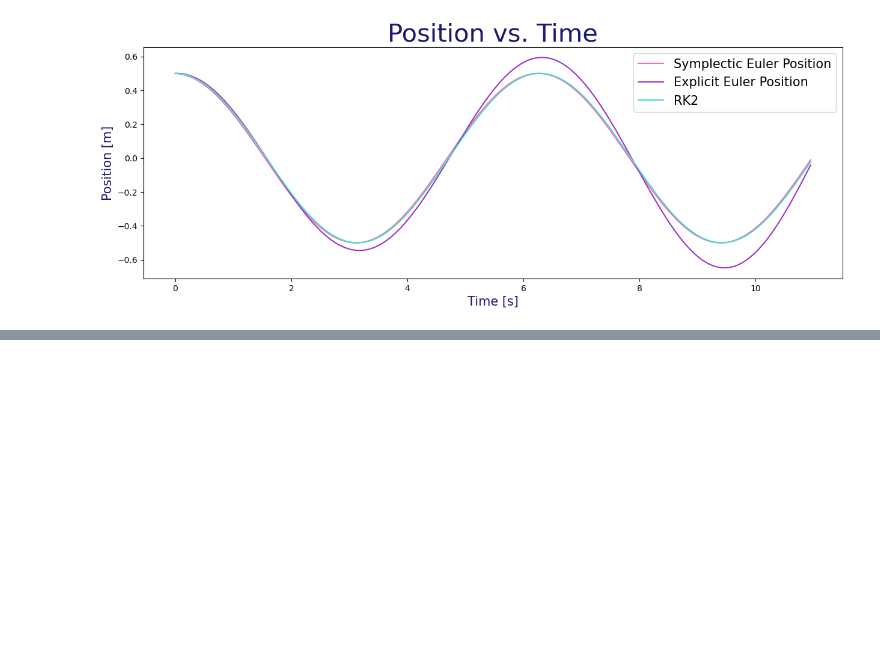
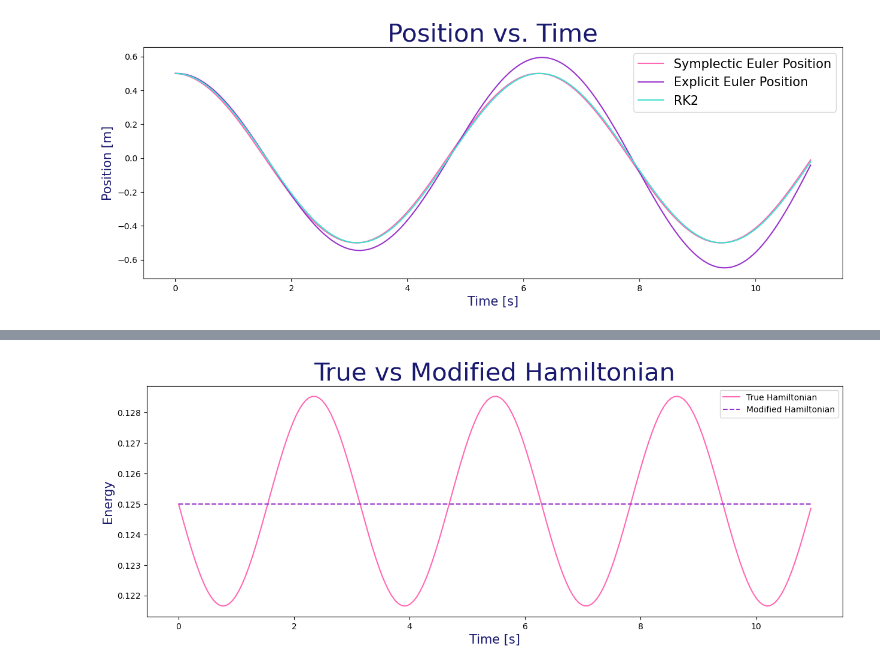
Before and after one commit to lsdun/PHY607-Spring9-16, a Jupyter notebook: spring_oscillator.ipynb, the cells around one changed output, grey strips where cells are left out. Drawn from its saved outputs; the diff is of its cells as text; code cells hidden in the pictures; blank space fills up the shorter version.

Commit message:
Modified Hamiltonian

```diff
--- a/spring_oscillator.ipynb
+++ b/spring_oscillator.ipynb
@@ -171,0 +180,31 @@ plt.show()
+# %%
+# generally, H(x,p) = Ap^2 + Bx^2 + Cxp
+# in this case, A = 1/2 and B = 1/2 k,
+# so C must be ~ 1/2 * k * dt
+
+# define the regular Hamiltonian
+def H(x_vals, v_vals):
+    return 0.5 * m * v_vals**2 + 0.5 * k * x_vals**2
+
+# define the modified Hamiltonian
+# H = 1/2 m * v^2 + 1/2 k * x^2 - 1/2 dt * k * x * p
+def H_mod(x_vals, v_vals, dt):
+    p = m * v_vals
+    return 0.5 * p**2 + 0.5 * k * x_vals**2 - 0.5 * dt * k * x_vals * p
+
+# compute the two energies
+H_true = H(x_symp, v_symp)
+H_mod = H_mod(x_symp, v_symp, dt)
+
+# plot both Hamiltonians
+plt.figure(figsize=(15,5))
+plt.plot(t_vals, H_true, label="True Hamiltonian", color="hotpink")
+plt.plot(t_vals, H_mod, '--', label="Modified Hamiltonian", color="darkorchid")
+plt.xlabel("Time [s]", fontsize=15, color="midnightblue")
+plt.ylabel("Energy", fontsize=15, color="midnightblue")
+plt.legend()
+plt.title("True vs Modified Hamiltonian", fontsize=30, color="midnightblue")
+plt.savefig("Hamiltonian.png")
+plt.show()
+# %% [output]
+[figure, added]
```
Also changed, not shown: parts of 3 cells of this notebook.
